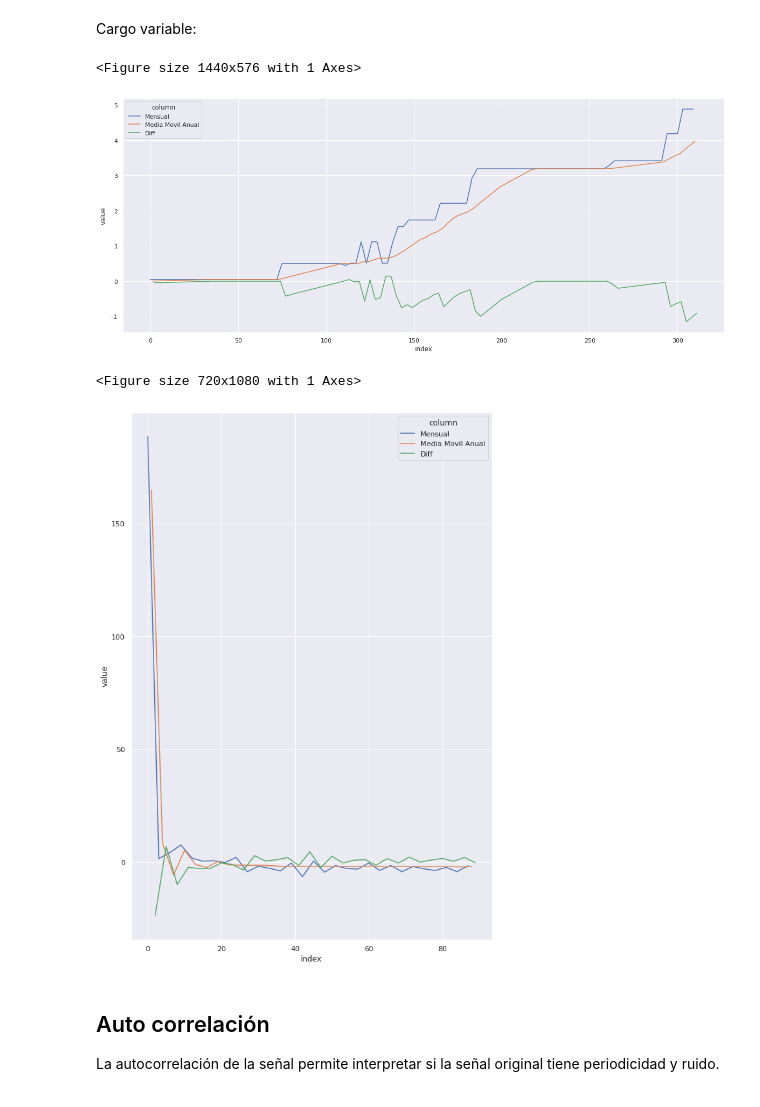
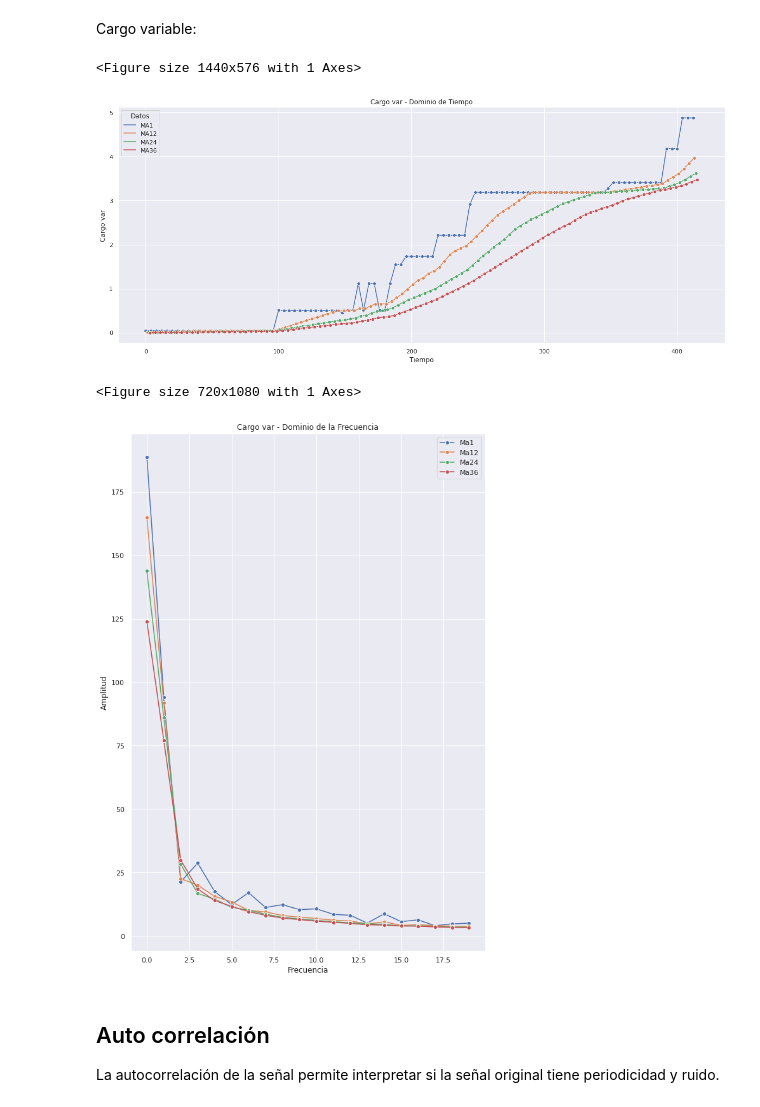
Before and after one commit to magistery-tps/time-series-tp, a Jupyter notebook: notebooks/tarifas-eda.ipynb, the cells around one changed output. Drawn from its saved outputs; the diff is of its cells as text; code cells hidden in the pictures.

```diff
--- a/notebooks/tarifas-eda.ipynb
+++ b/notebooks/tarifas-eda.ipynb
@@ -166,4 +162,6 @@ def moving_average_plot(df, column, window, xlabel='Año', freq_zoom=30):
 ### Edenor
 
 Cargo fijo:
+# %%
+WINDOWS  = [12, 24, 36] # Meses
 # %%
@@ -200,12 +199,12 @@ moving_average_plot(edesur, 'cargo_fijo', WINDOW)
 # %% [markdown]
 Cargo variable:
 # %%
-moving_average_plot(edesur, 'cargo_var', WINDOW)
+moving_average_plot(edesur, 'cargo_var', WINDOWS, freq_zoom=20)
 # %% [output]
 <Figure size 1440x576 with 1 Axes>
-[figure, old version]
+[figure, new version]
 <Figure size 720x1080 with 1 Axes>
-[figure, old version]
+[figure, new version]
 # %% [markdown]
 ## Auto correlación
 
```
Also changed, not shown: parts of 8 cells of this notebook, 2 other files.
